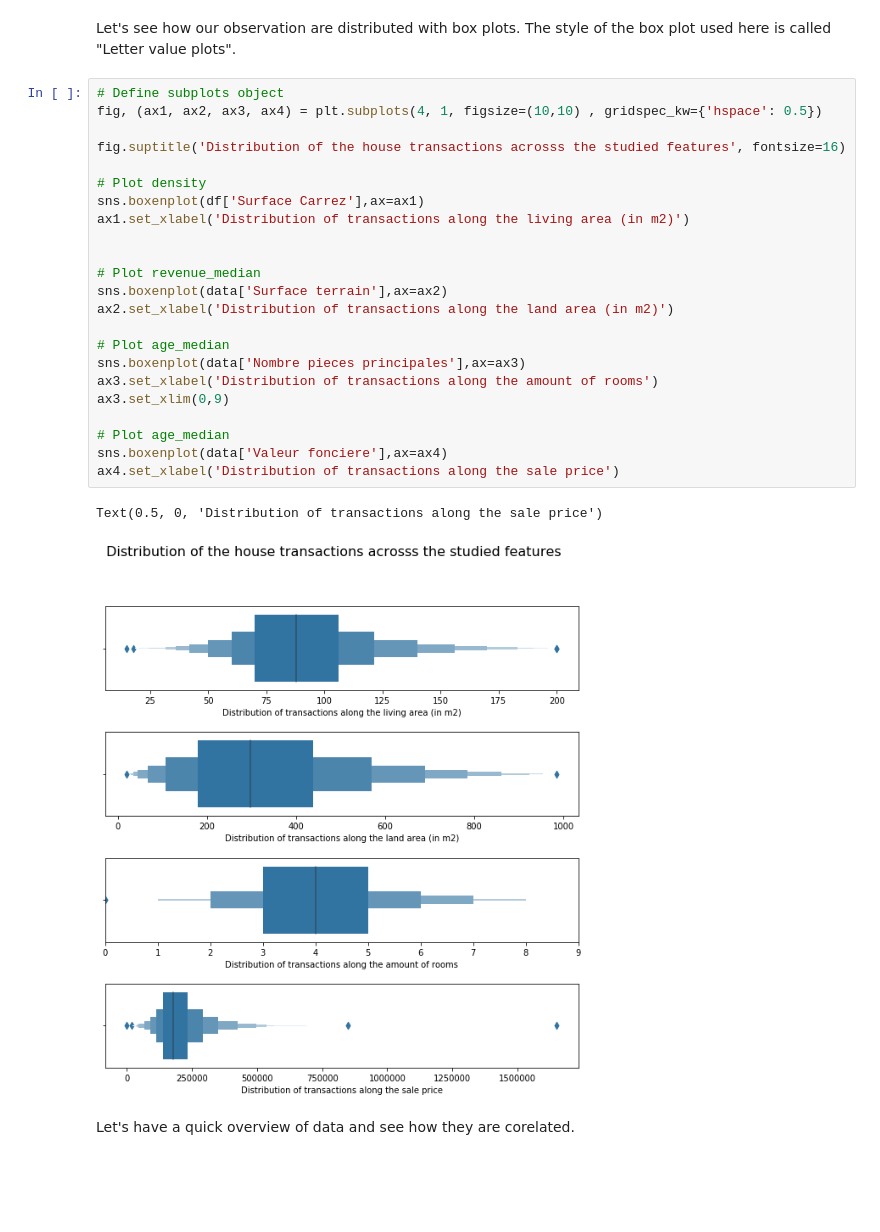
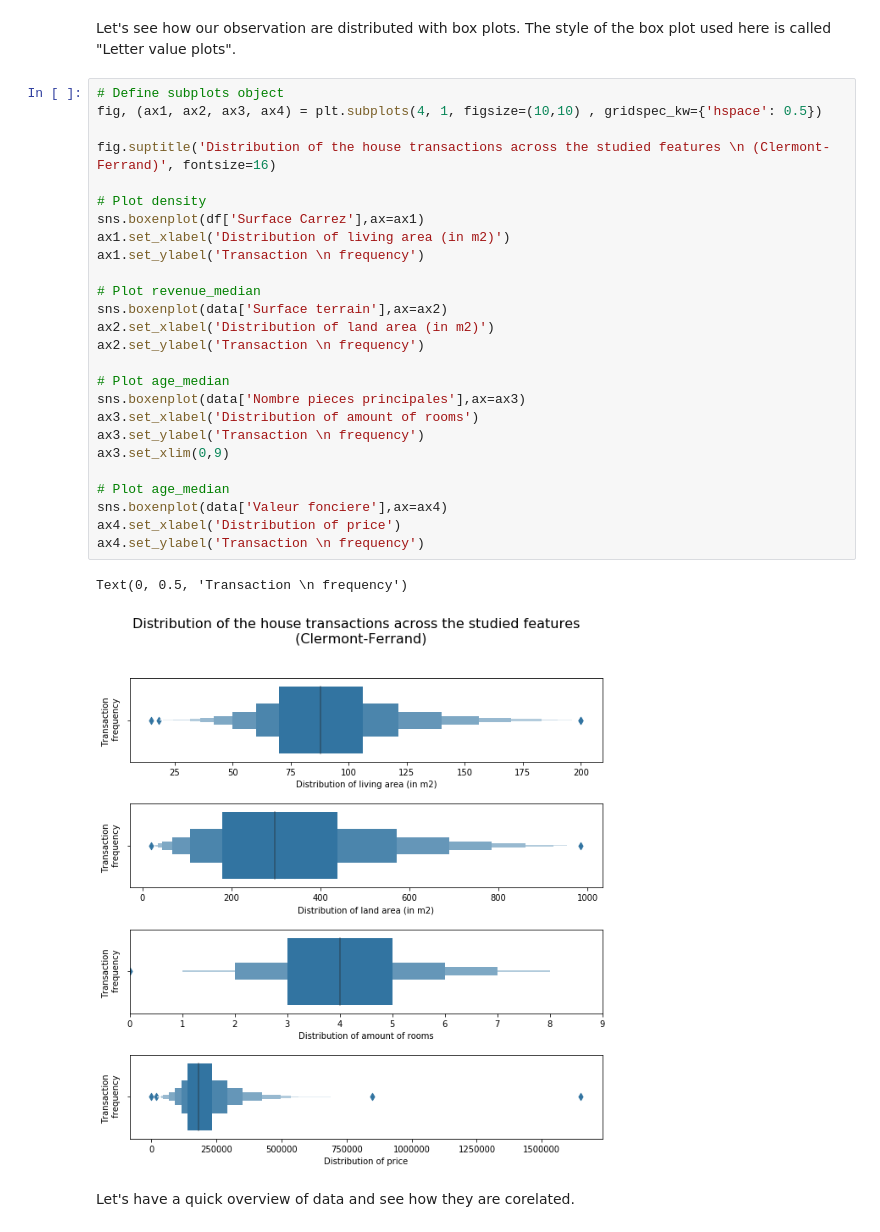
Before and after one commit to Ashish-3/House-prices-in-France, a Jupyter notebook: House_prices_modeling.ipynb, the cells around one changed output. Saved outputs shown, nothing was run; the diff lists cells and outputs as text; blank space fills up the shorter version.

```diff
--- a/House_prices_modeling.ipynb
+++ b/House_prices_modeling.ipynb
@@ -79,29 +79,32 @@ Let's see how our observation are distributed with box plots. The style of the b
 # %%
 # Define subplots object
 fig, (ax1, ax2, ax3, ax4) = plt.subplots(4, 1, figsize=(10,10) , gridspec_kw={'hspace': 0.5})
 
-fig.suptitle('Distribution of the house transactions acrosss the studied features', fontsize=16)
+fig.suptitle('Distribution of the house transactions across the studied features \n (Clermont-Ferrand)', fontsize=16)
 
 # Plot density
 sns.boxenplot(df['Surface Carrez'],ax=ax1)
-ax1.set_xlabel('Distribution of transactions along the living area (in m2)')
-
+ax1.set_xlabel('Distribution of living area (in m2)')
+ax1.set_ylabel('Transaction \n frequency')
 
 # Plot revenue_median
 sns.boxenplot(data['Surface terrain'],ax=ax2)
-ax2.set_xlabel('Distribution of transactions along the land area (in m2)')
+ax2.set_xlabel('Distribution of land area (in m2)')
+ax2.set_ylabel('Transaction \n frequency')
 
 # Plot age_median
 sns.boxenplot(data['Nombre pieces principales'],ax=ax3)
-ax3.set_xlabel('Distribution of transactions along the amount of rooms')
+ax3.set_xlabel('Distribution of amount of rooms')
+ax3.set_ylabel('Transaction \n frequency')
 ax3.set_xlim(0,9)
 
 # Plot age_median
 sns.boxenplot(data['Valeur fonciere'],ax=ax4)
-ax4.set_xlabel('Distribution of transactions along the sale price')
+ax4.set_xlabel('Distribution of price')
+ax4.set_ylabel('Transaction \n frequency')
 # %% [output]
-Text(0.5, 0, 'Distribution of transactions along the sale price')
+Text(0, 0.5, 'Transaction \n frequency')
-[figure, old version]
+[figure, new version]
 # %% [markdown]
 Let's have a quick overview of data and see how they are corelated.
 # %%
```
Also changed, not shown: parts of 1 cell of this notebook, 4 other files.
